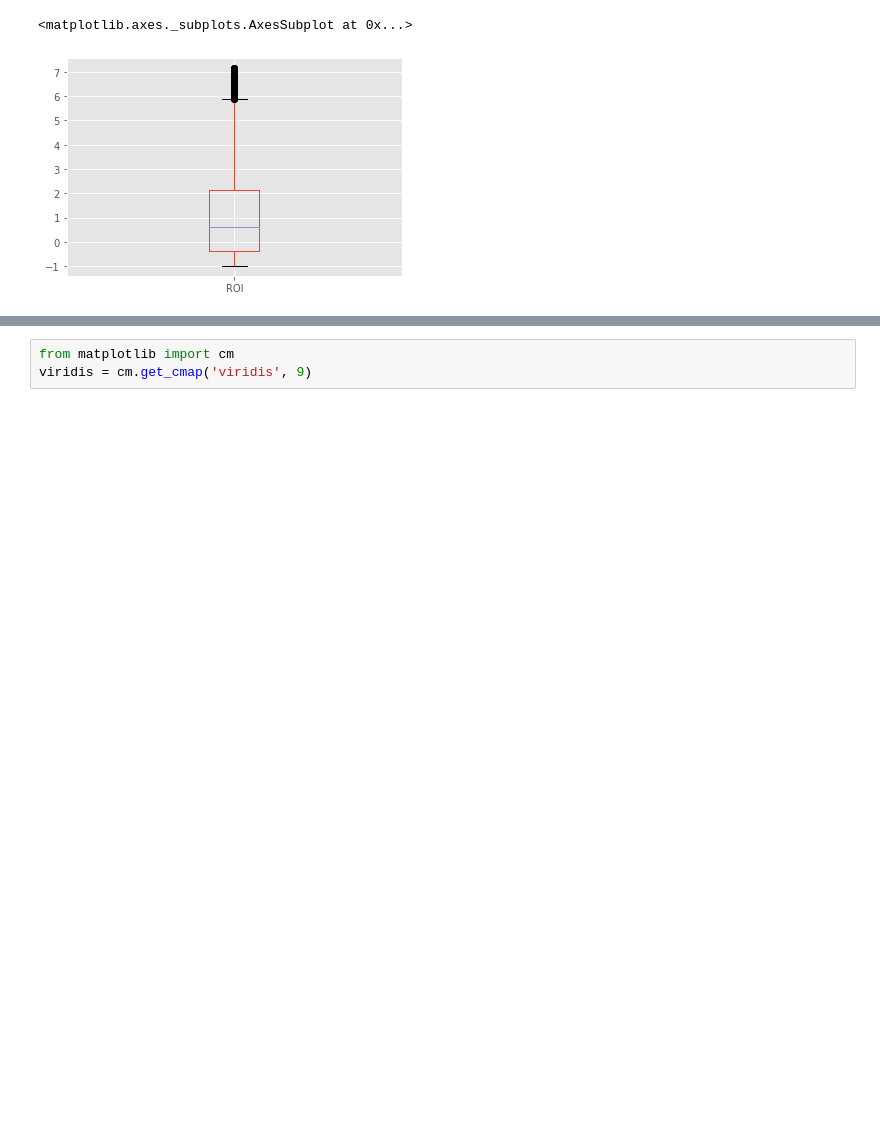
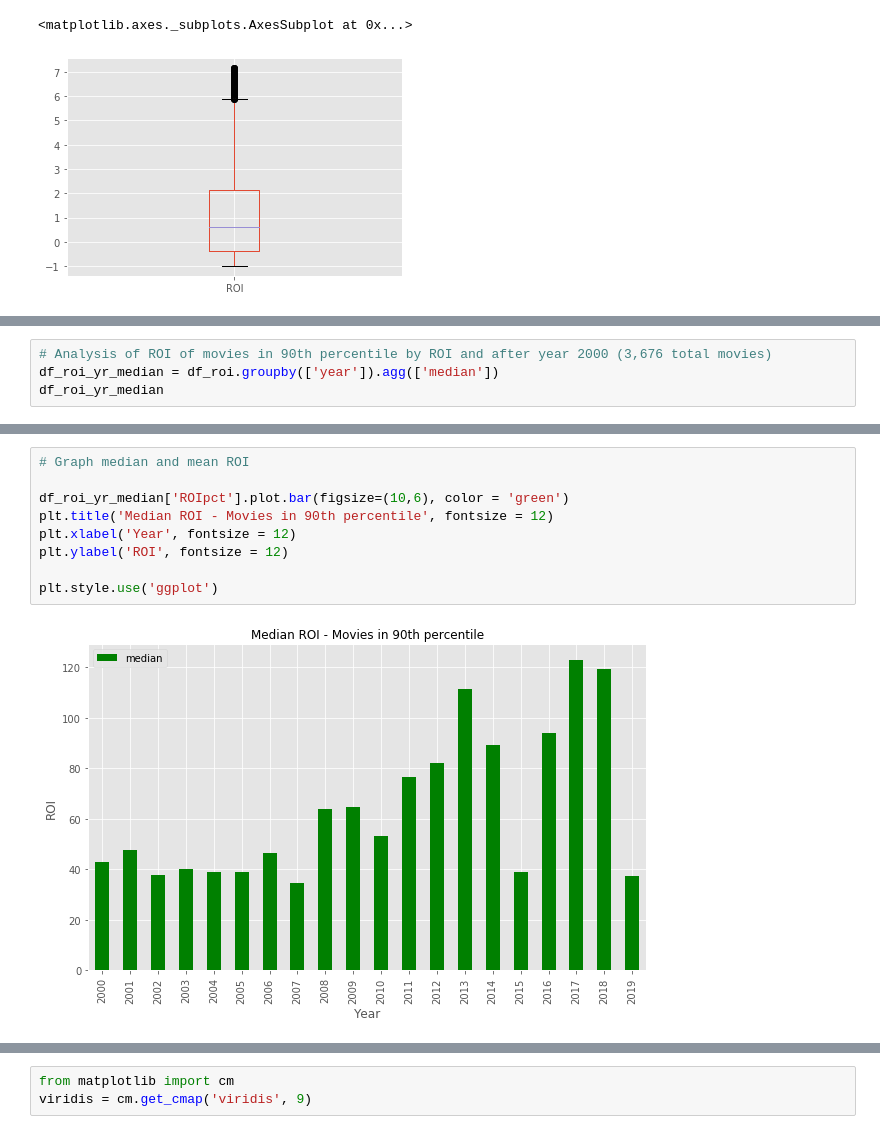
Before and after one commit to magalisolimano/dsc-mod-1-project-v2-1-online-ds-sp-000, a Jupyter notebook: student_4.9.ipynb, the cells around one changed output, grey strips where cells are left out. Saved outputs shown, nothing was run; the diff lists cells and outputs as text; blank space fills up the shorter version.

```diff
--- a/student_4.9.ipynb
+++ b/student_4.9.ipynb
@@ -860,0 +907,4 @@ memory usage: 402.2+ KB
+# %%
+# Analysis of ROI of movies in 90th percentile by ROI and after year 2000 (3,676 total movies)
+df_roi_yr_median = df_roi.groupby(['year']).agg(['median'])
+df_roi_yr_median
@@ -860,0 +931,11 @@ memory usage: 402.2+ KB
+# %%
+# Graph median and mean ROI
+
+df_roi_yr_median['ROIpct'].plot.bar(figsize=(10,6), color = 'green')
+plt.title('Median ROI - Movies in 90th percentile', fontsize = 12)
+plt.xlabel('Year', fontsize = 12)
+plt.ylabel('ROI', fontsize = 12)
+
+plt.style.use('ggplot')
+# %% [output]
+[figure, added]
```
Also changed, not shown: parts of 26 cells of this notebook.
